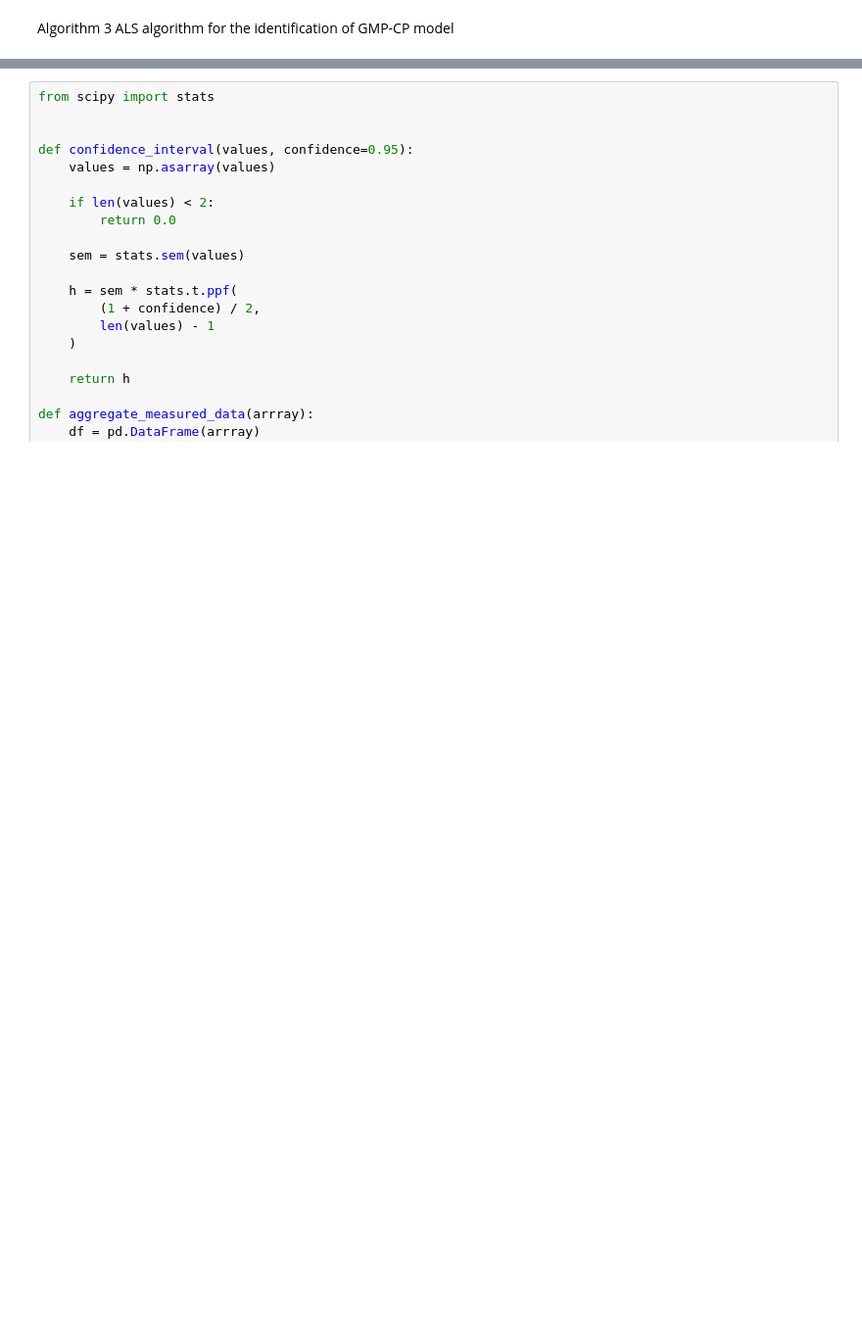
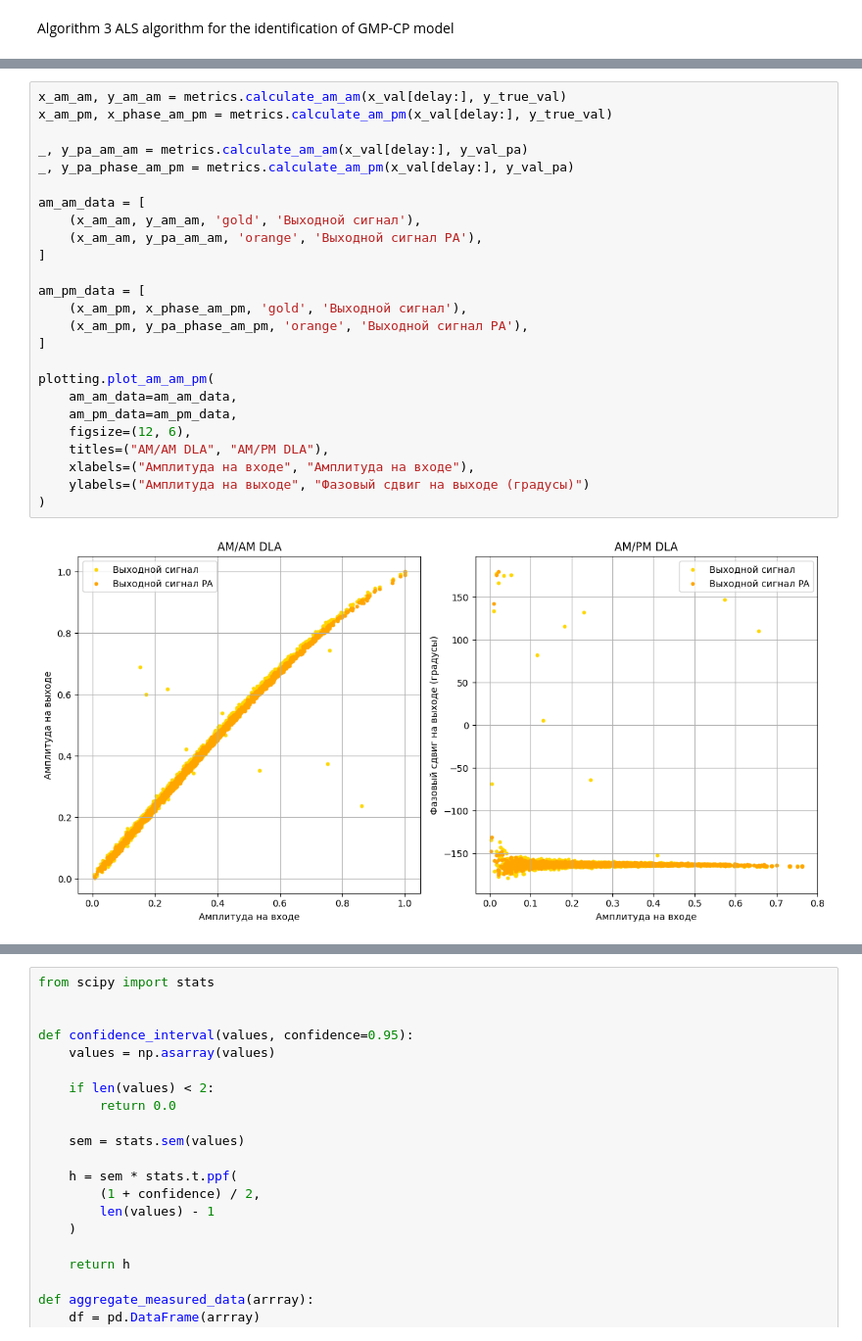
Before and after one commit to pasmornov-m/DPD_Research, a Jupyter notebook: dev_gmp_tensor.ipynb, the cells around one changed output, grey strips where cells are left out. Shown at 98% size. Drawn from its saved outputs; the diff is of its cells as text; blank space fills up the shorter version.

```diff
--- a/dev_gmp_tensor.ipynb
+++ b/dev_gmp_tensor.ipynb
@@ -226,0 +186,27 @@ Max |c|: 0.5837
+# %%
+x_am_am, y_am_am = metrics.calculate_am_am(x_val[delay:], y_true_val)
+x_am_pm, x_phase_am_pm = metrics.calculate_am_pm(x_val[delay:], y_true_val)
+
+_, y_pa_am_am = metrics.calculate_am_am(x_val[delay:], y_val_pa)
+_, y_pa_phase_am_pm = metrics.calculate_am_pm(x_val[delay:], y_val_pa)
+
+am_am_data = [
+    (x_am_am, y_am_am, 'gold', 'Выходной сигнал'),
+    (x_am_am, y_pa_am_am, 'orange', 'Выходной сигнал PA'),
+]
+
+am_pm_data = [
+    (x_am_pm, x_phase_am_pm, 'gold', 'Выходной сигнал'),
+    (x_am_pm, y_pa_phase_am_pm, 'orange', 'Выходной сигнал PA'),
+]
+
+plotting.plot_am_am_pm(
+    am_am_data=am_am_data,
+    am_pm_data=am_pm_data,
+    figsize=(12, 6),
+    titles=("AM/AM DLA", "AM/PM DLA"),
+    xlabels=("Амплитуда на входе", "Амплитуда на входе"),
+    ylabels=("Амплитуда на выходе", "Фазовый сдвиг на выходе (градусы)")
+)
+# %% [output]
+[figure, added]
```
Also changed, not shown: parts of 19 cells of this notebook, 22 other files.
